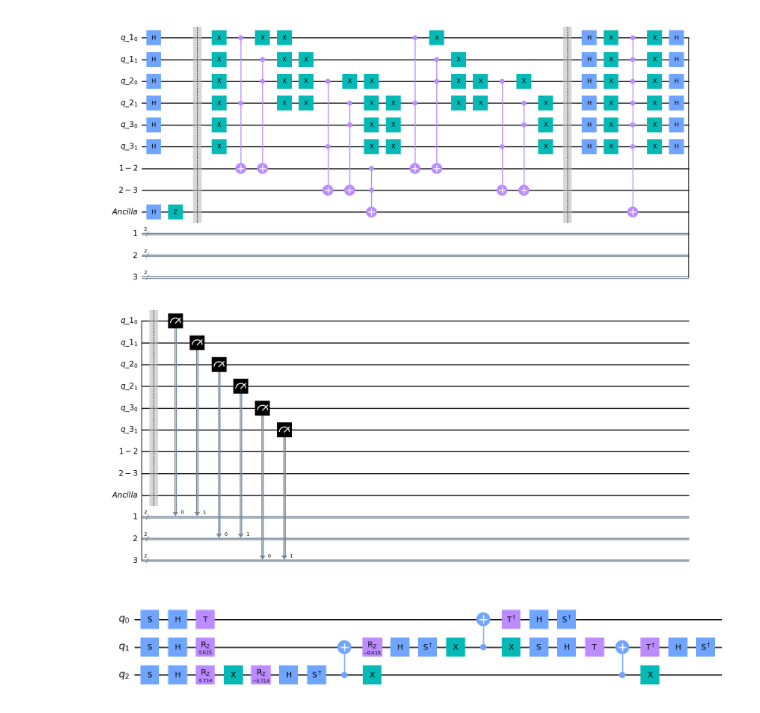
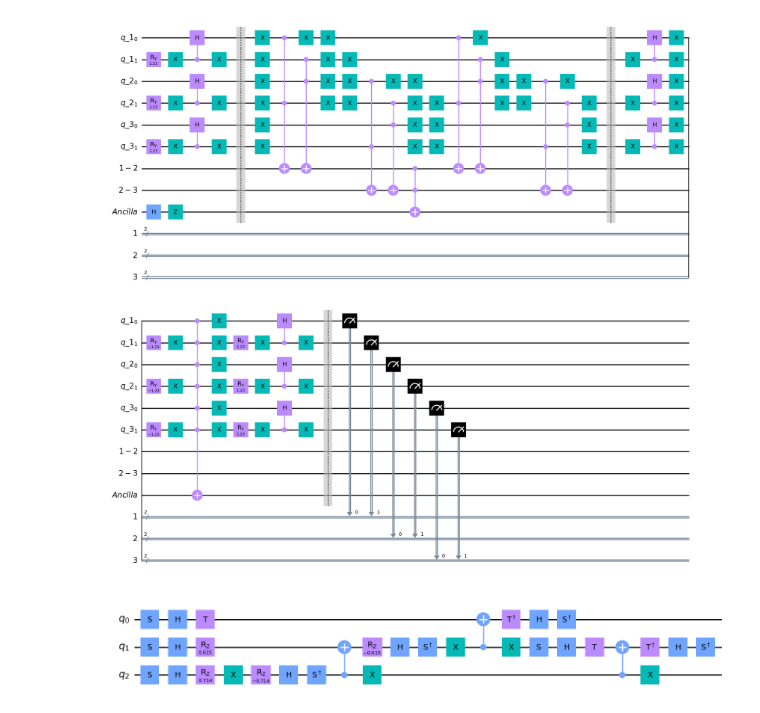
Before and after one commit to TheMLevin/GroverGraphSolver, a Jupyter notebook: PresentationStuff.ipynb, the cells around one changed output. Drawn from its saved outputs; the diff is of its cells as text; code cells hidden in the pictures.

```diff
--- a/PresentationStuff.ipynb
+++ b/PresentationStuff.ipynb
@@ -19,7 +26,7 @@ edge2 = G.Edge(node2, node3)
 nodes = (node1, node2, node3)
 edges = (edge1,edge2)
 
-graph1 = G.GraphSolver(nodes, edges, False)
+graph1 = G.GraphSolver(nodes, edges, True)
 qc1 = graph1._solve(1)
 qc1.draw(output='mpl')
 #colors1, qc1, j1, count1 = graph1.run()
@@ -28,4 +39,4 @@ qc1.draw(output='mpl')
-[figure, old version]
+[figure, new version]
 # %%
 def angle(a,b):
     return math.asin(math.sqrt(a / b))
```
Also changed, not shown: parts of 5 cells of this notebook, 4 other files.
